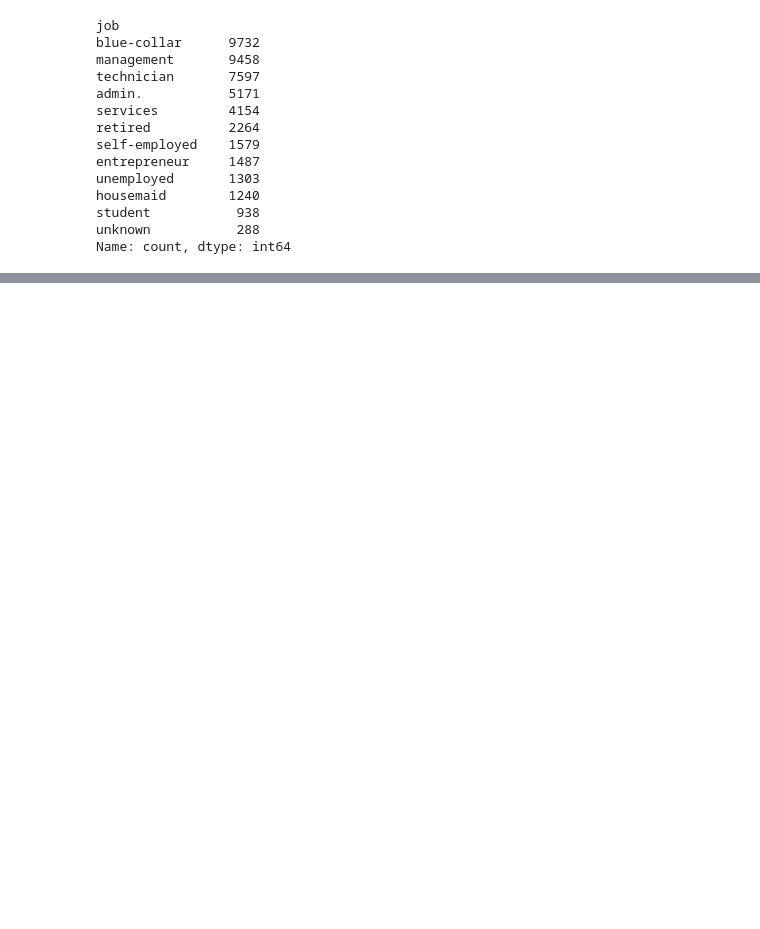
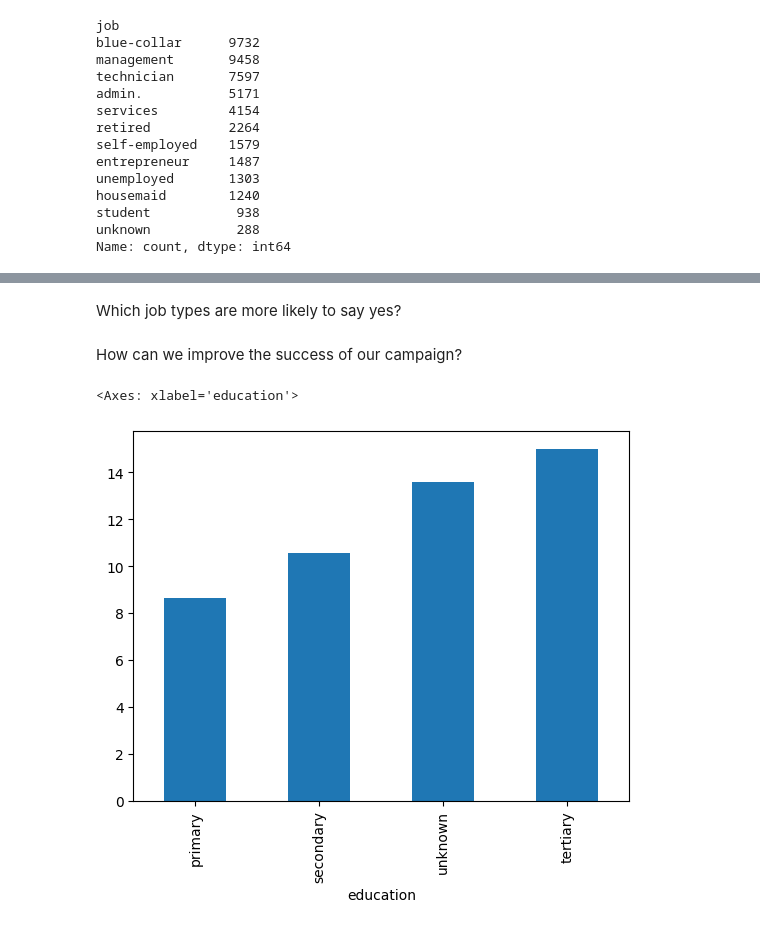
Before and after one commit to amcucunuba/amcucunubar.github.io, a Jupyter notebook: projects/marketing-analysis/marketing_analysis.ipynb, the cells around one changed output, grey strips where cells are left out. Drawn from its saved outputs; the diff is of its cells as text; code cells hidden in the pictures; blank space fills up the shorter version.

```diff
--- a/projects/marketing-analysis/marketing_analysis.ipynb
+++ b/projects/marketing-analysis/marketing_analysis.ipynb
@@ -168,0 +172,10 @@ sales_by_tier
+# %% [markdown]
+Which job types are more likely to say yes?
+# %% [markdown]
+How can we improve the success of our campaign?
+# %%
+(df[df["y"] == "yes"].groupby("education").size() /
+ df.groupby("education").size() * 100).sort_values().plot(kind='bar')
+# %% [output]
+<Axes: xlabel='education'>
+[figure, added]
```
Also changed, not shown: parts of 17 cells of this notebook, 6 other files.
